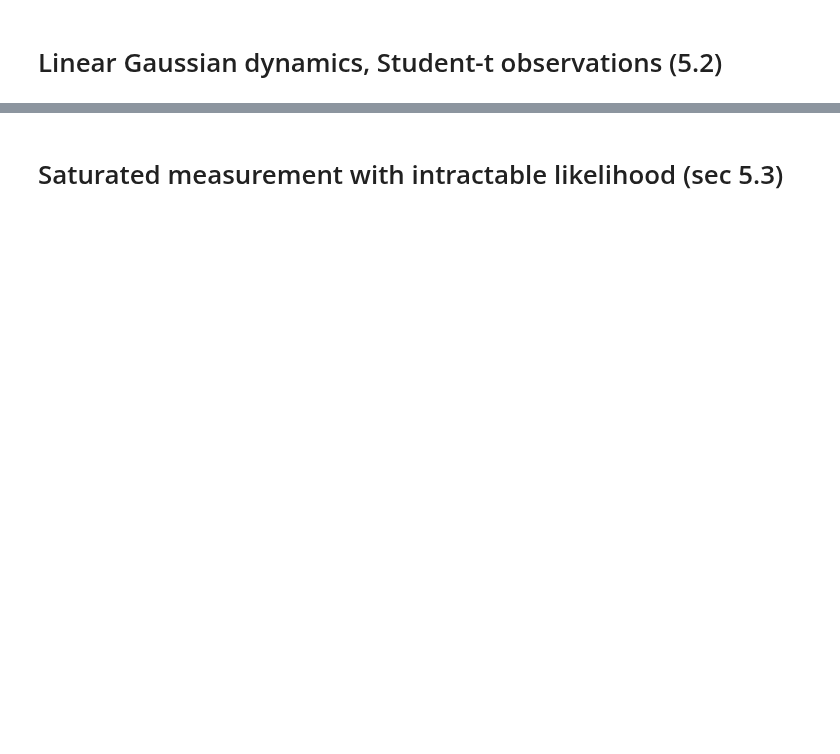
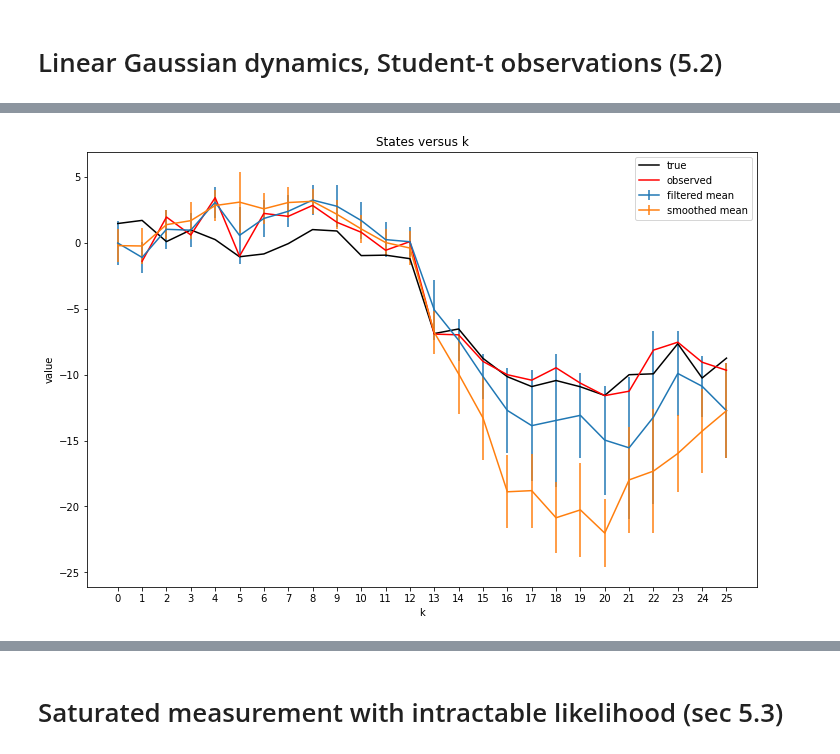
Before and after one commit to probml/probml-notebooks, a Jupyter notebook: notebooks/discretized_ssm.ipynb, the cells around one changed output, grey strips where cells are left out. Cells and saved outputs as stored; diff of their text form; code cells hidden in the pictures; blank space fills up the shorter version.

```diff
--- a/notebooks/discretized_ssm.ipynb
+++ b/notebooks/discretized_ssm.ipynb
@@ -430,9 +449,0 @@ plot_densities(
-# %%
-# plot the kth density
-for k in range(max_iter+1):
-  plot_density(
-      x_true, y, inv_measure_func1,
-      x_grid, p_pred, p_filter,
-      p_smooth, k=k, legend=True,
-      ax=None, title=f"Particle filter example densities at $x_{{{k}}}$",
-  )
@@ -535,0 +513,15 @@ student_t_random_walk_example()
+# %%
+rng_key=random.PRNGKey(0)
+grid_minval=-60
+grid_maxval=30
+num_grid_points=500
+max_iter=25
+iter_=22
+x_grid, x_true, y, p_filter, p_pred, p_smooth = student_t_random_walk_example(
+    rng_key=rng_key,
+    grid_minval=grid_minval,
+    grid_maxval=grid_maxval,
+    num_grid_points=num_grid_points,
+    max_iter=max_iter,
+    iter_=iter_,
+)
@@ -535,0 +537,18 @@ student_t_random_walk_example()
+# %%
+# filtered mean E[x(k) | y(1:k)]
+mean_x_filter = mean_point_mass(x_grid, p_filter)
+# variance +- sqrt{Var[x(k)|y(1:k)}
+variance_x_filter = variance_point_mass(x_grid, p_filter)
+
+# smoothed mean E[x(k) | y(1:T)]
+mean_x_smooth = mean_point_mass(x_grid, p_smooth)
+# variance +- sqrt{Var[x(k)|y(1:T)}, as a line plot
+variance_x_smooth = variance_point_mass(x_grid, p_smooth)
+
+# To plot x, y, and variance
+plot_line(
+    x_true, y, mean_x_filter, variance_x_filter, max_iter,
+    mean_x_smooth=mean_x_smooth, variance_x_smooth=variance_x_smooth,
+)
+# %% [output]
+[figure, added]
```
Also changed, not shown: parts of 24 cells of this notebook.
